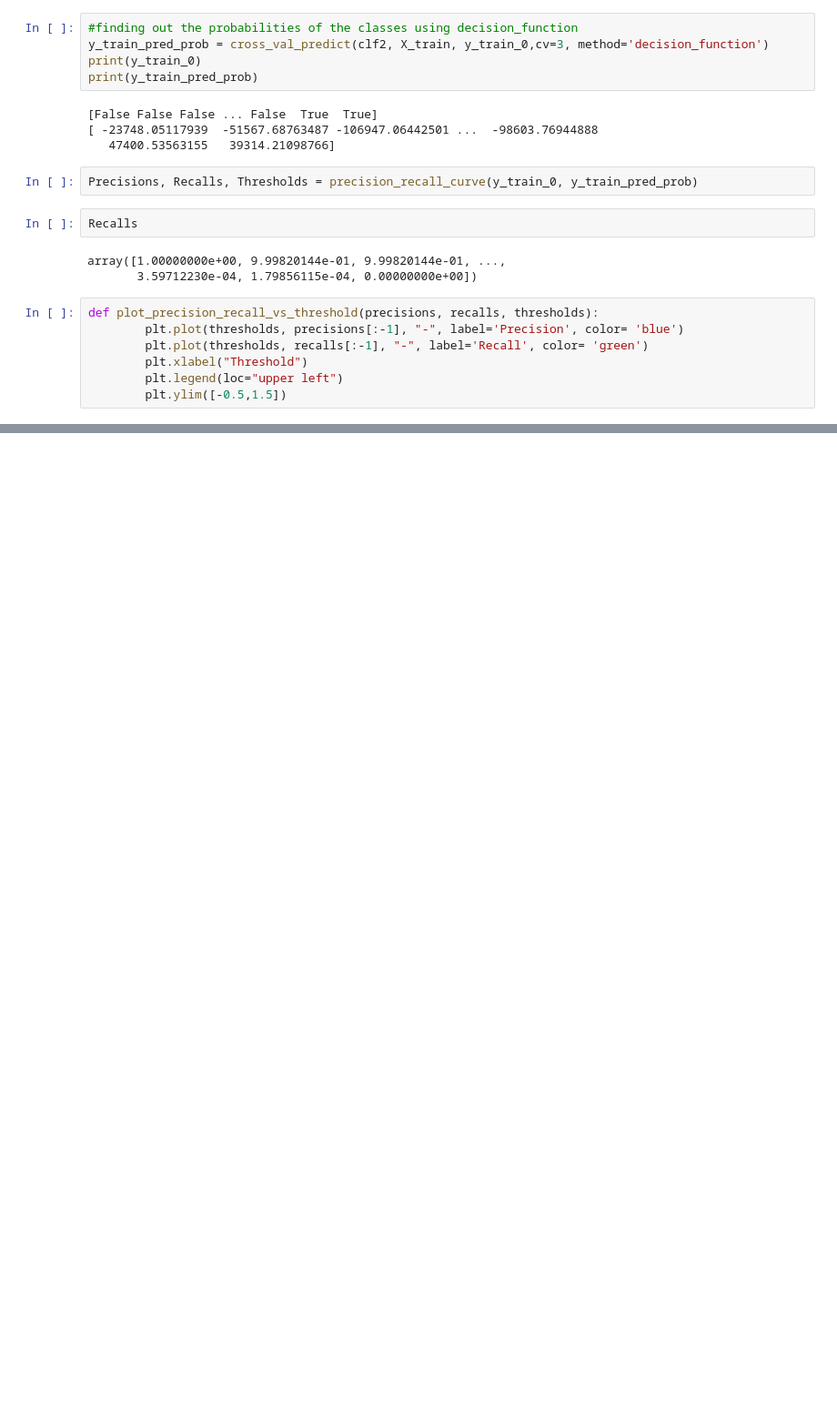
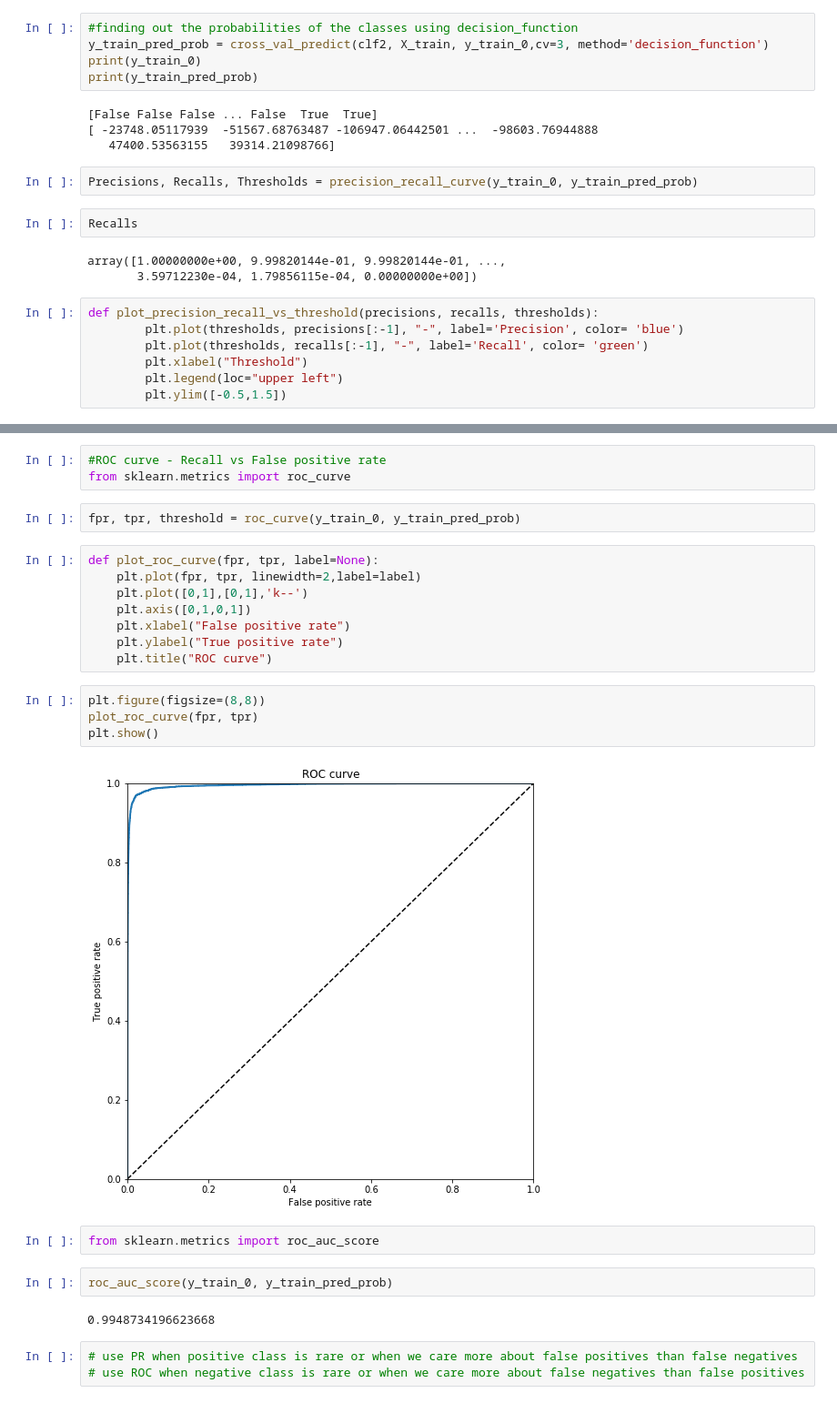
Before and after one commit to aayu1990/MNIST-handwritten-charRecognition, a Jupyter notebook: MNIST-handwritten-charRecognition.ipynb, the cells around one changed output, grey strips where cells are left out. Shown at 91% size. Cells and saved outputs as stored; diff of their text form; blank space fills up the shorter version.

```diff
--- a/MNIST-handwritten-charRecognition.ipynb
+++ b/MNIST-handwritten-charRecognition.ipynb
@@ -268,0 +305,28 @@ plot_precision_recall_vs_threshold(Precisions, Recalls, Thresholds)
+# %%
+#ROC curve - Recall vs False positive rate
+from sklearn.metrics import roc_curve
+# %%
+fpr, tpr, threshold = roc_curve(y_train_0, y_train_pred_prob)
+# %%
+def plot_roc_curve(fpr, tpr, label=None):
+    plt.plot(fpr, tpr, linewidth=2,label=label)
+    plt.plot([0,1],[0,1],'k--')
+    plt.axis([0,1,0,1])
+    plt.xlabel("False positive rate")
+    plt.ylabel("True positive rate")
+    plt.title("ROC curve")
+# %%
+plt.figure(figsize=(8,8))
+plot_roc_curve(fpr, tpr)
+plt.show()
+# %% [output]
+[figure, added]
+# %%
+from sklearn.metrics import roc_auc_score
+# %%
+roc_auc_score(y_train_0, y_train_pred_prob)
+# %% [output]
+0.9948734196623668
+# %%
+# use PR when positive class is rare or when we care more about false positives than false negatives
+# use ROC when negative class is rare or when we care more about false negatives than false positives
```
Also changed, not shown: parts of 21 cells of this notebook.
